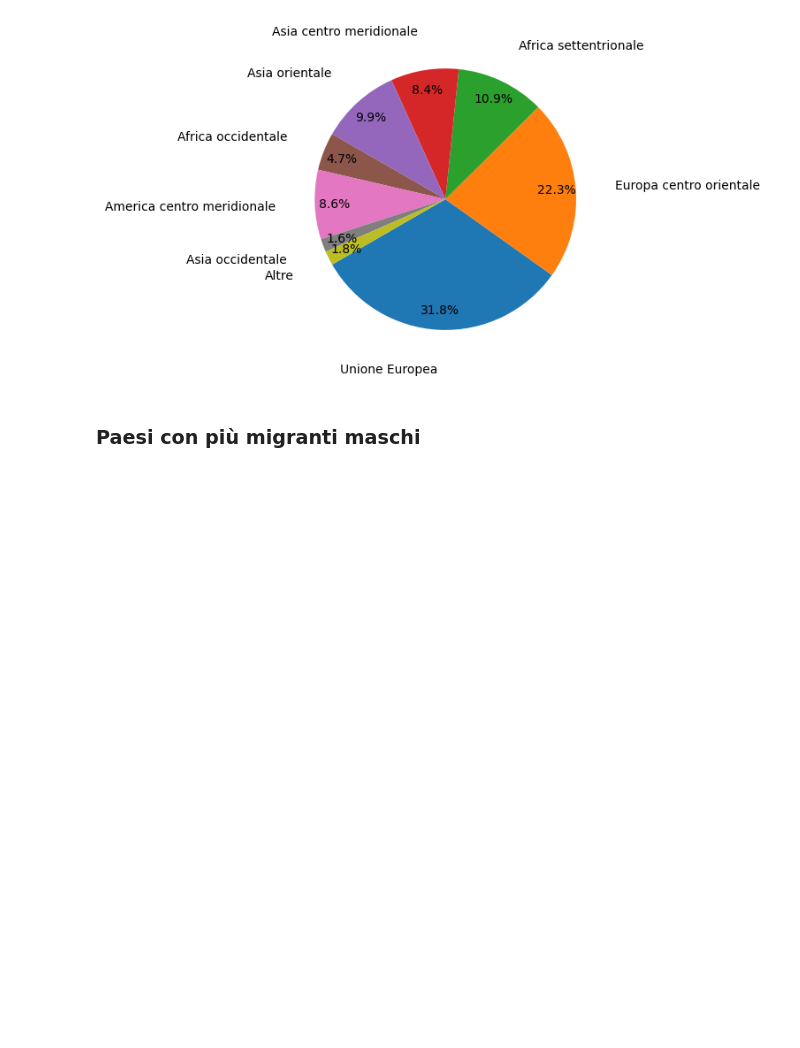
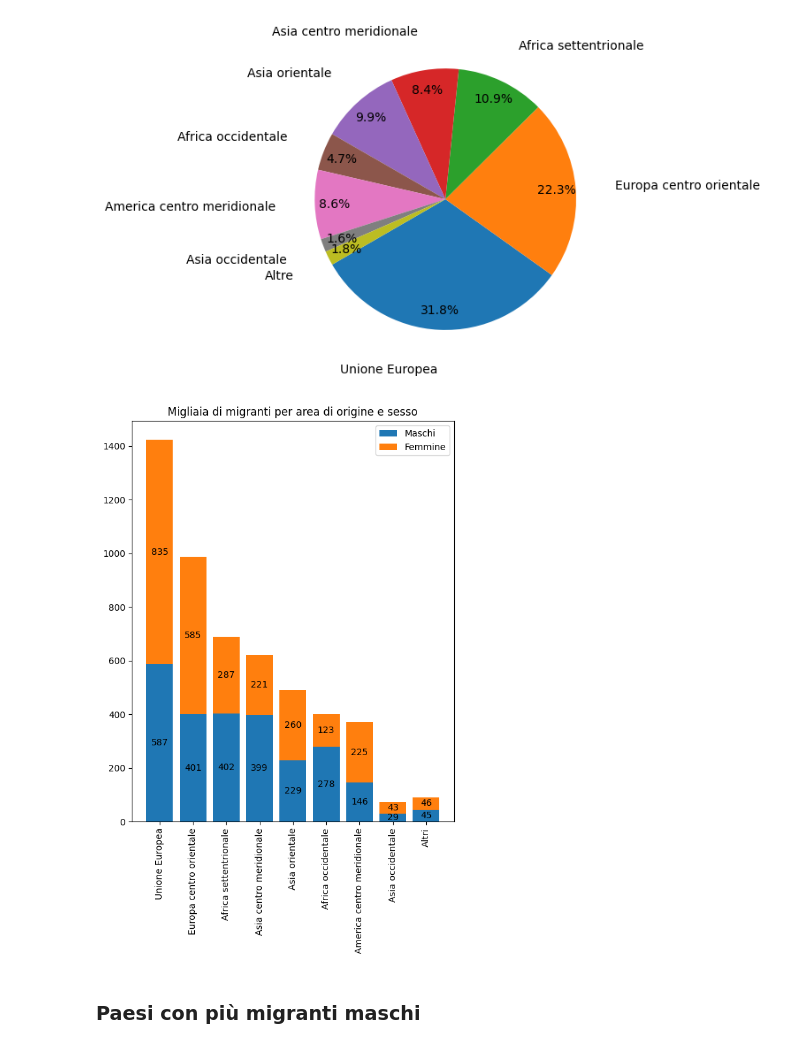
Before and after one commit to nfmmendes/stranieri-in-italia, a Jupyter notebook: Stranieri in italia.ipynb, the cells around one changed output. Drawn from its saved outputs; the diff is of its cells as text; code cells hidden in the pictures; blank space fills up the shorter version.

```diff
--- a/Stranieri in italia.ipynb
+++ b/Stranieri in italia.ipynb
@@ -117,3 +120,5 @@ display(df_groupedby_area)
+# %%
+df_groupedby_area = df_groupedby_area[:][:-1]
 # %%
 plt.bar(df_groupedby_area.index, df_groupedby_area['Totale']/1000)
 plt.xlabel("Aree")
@@ -160,6 +165,38 @@ fig, ax = plt.subplots()
 _ = ax.pie(100*df_groupedby_area_condensed['Femmine']/sum_women, labels=df_groupedby_area_condensed.index,  autopct='%1.1f%%', labeldistance=1.3, startangle=210, pctdistance=0.85)
 # %% [output]
 [figure]
+# %%
+total = df_groupedby_area['Totale'].sum()
+small_values = df_groupedby_area[df_groupedby_area['Totale'] <= 0.01*total].groupby(df_groupedby_area['Totale'] <= 0.01*total).sum()
+small_values.index = ['Altri']
+
+df_groupedby_area_condesed = pd.concat([df_groupedby_area[(df_groupedby_area['Totale'] > 0.01*total)], small_values])
+
+weight_counts = {
+    "Maschi": (df_groupedby_area_condesed['Maschi']/1_000).round(),
+    "Femmine": (df_groupedby_area_condesed['Femmine']/1_000).round(),
+}
+width = 0.8
+
+fig, ax = plt.subplots()
+fig.set_figheight(8)
+bottom = np.zeros(len(df_groupedby_area_condesed.index))
+
+for boolean, weight_count in weight_counts.items():
+    p = ax.bar(df_groupedby_area_condesed.index, weight_count, width, label=boolean, bottom=bottom)
+    bottom += weight_count
+
+for c in ax.containers:
+    ax.bar_label(c, label_type='center')
+
+ax.set_title("Migliaia di migranti per area di origine e sesso")
+ax.legend(loc="upper right")
+
+plt.xticks(rotation='vertical')
+
+plt.show()
+# %% [output]
+[figure, added]
 # %% [markdown]
 <h3> Paesi con più migranti maschi </h3>
 # %%
```
Also changed, not shown: parts of 2 cells of this notebook.
